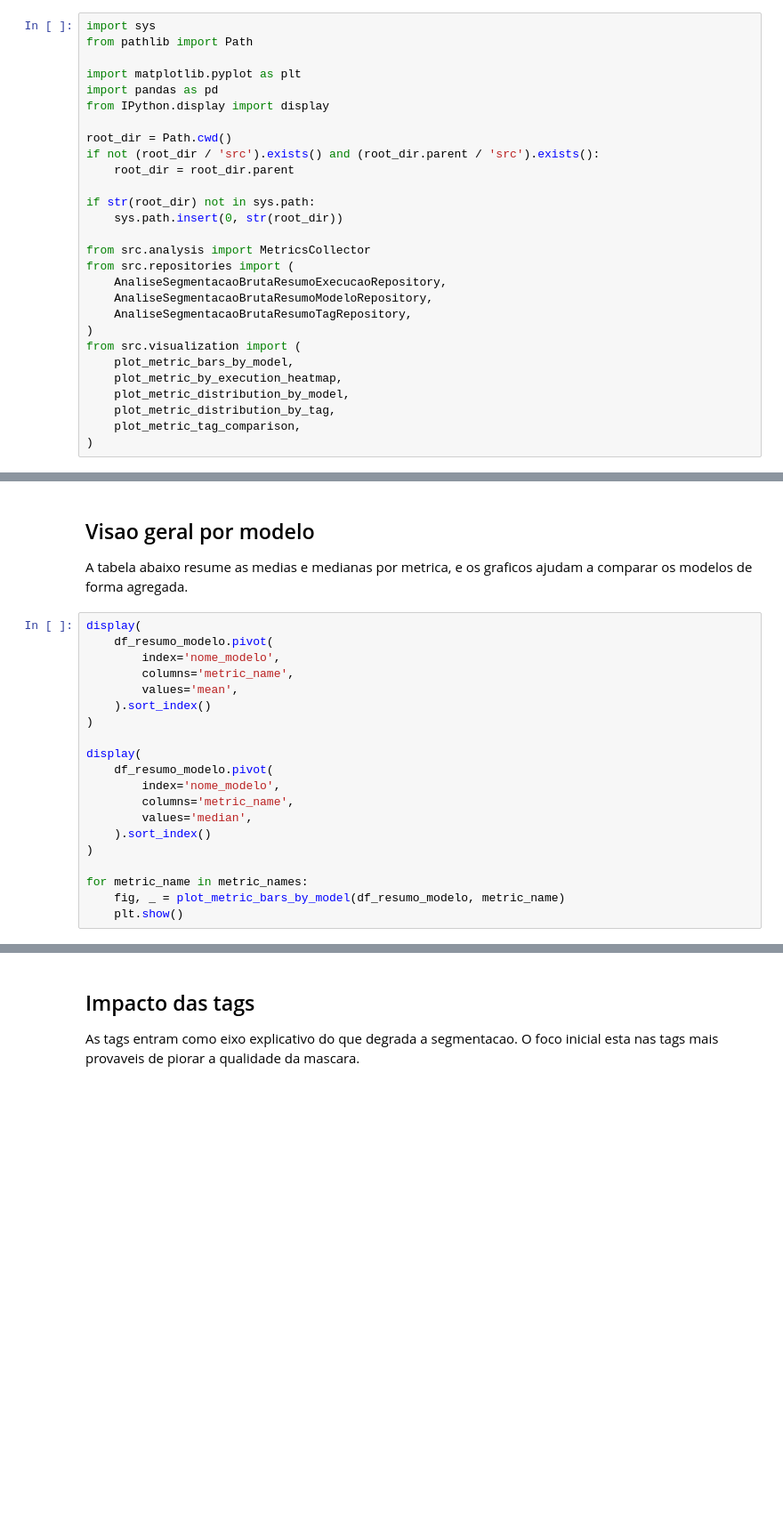
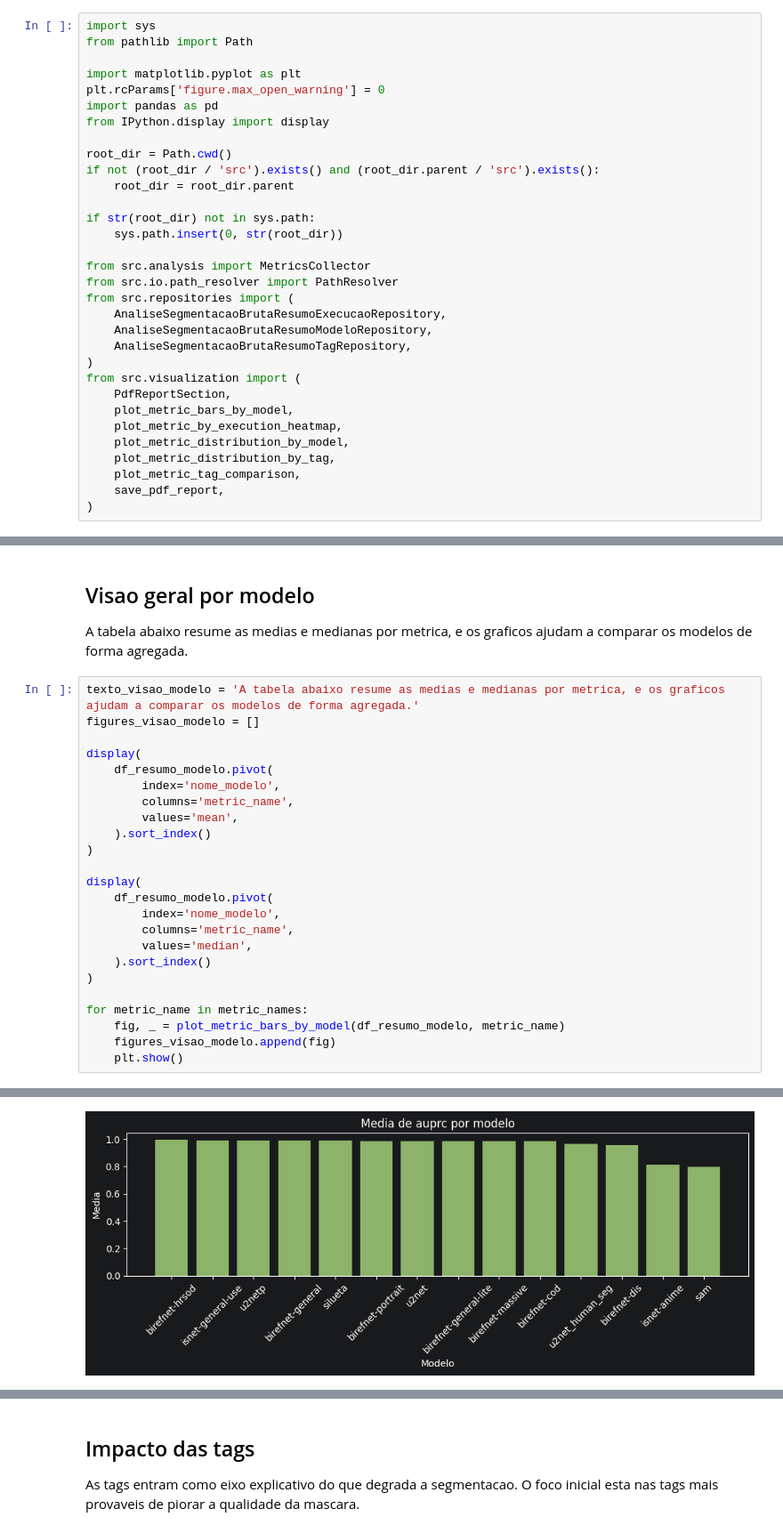
Before and after one commit to Victor-Saraiva-P/Projeto-bufalos, a Jupyter notebook: notebooks/05_visualizacao_segmentacao_bruta.ipynb, the cells around one changed output, grey strips where cells are left out. Shown at 89% size. Drawn from its saved outputs; the diff is of its cells as text; blank space fills up the shorter version.

```diff
--- a/notebooks/05_visualizacao_segmentacao_bruta.ipynb
+++ b/notebooks/05_visualizacao_segmentacao_bruta.ipynb
@@ -7,6 +7,7 @@ import sys
 from pathlib import Path
 
 import matplotlib.pyplot as plt
+plt.rcParams['figure.max_open_warning'] = 0
 import pandas as pd
 from IPython.display import display
 
@@ -18,17 +19,20 @@ if str(root_dir) not in sys.path:
     sys.path.insert(0, str(root_dir))
 
 from src.analysis import MetricsCollector
+from src.io.path_resolver import PathResolver
 from src.repositories import (
     AnaliseSegmentacaoBrutaResumoExecucaoRepository,
     AnaliseSegmentacaoBrutaResumoModeloRepository,
     AnaliseSegmentacaoBrutaResumoTagRepository,
 )
 from src.visualization import (
+    PdfReportSection,
     plot_metric_bars_by_model,
     plot_metric_by_execution_heatmap,
     plot_metric_distribution_by_model,
     plot_metric_distribution_by_tag,
     plot_metric_tag_comparison,
+    save_pdf_report,
 )
 # %% [markdown]
 ## Carregamento dos resumos e da base linha a linha
@@ -85,6 +99,9 @@ print(f'Resumo por tag: {len(df_resumo_tag)}')
 
 A tabela abaixo resume as medias e medianas por metrica, e os graficos ajudam a comparar os modelos de forma agregada.
 # %%
+texto_visao_modelo = 'A tabela abaixo resume as medias e medianas por metrica, e os graficos ajudam a comparar os modelos de forma agregada.'
+figures_visao_modelo = []
+
 display(
     df_resumo_modelo.pivot(
         index='nome_modelo',
@@ -103,4 +120,6 @@ display(
 
 for metric_name in metric_names:
     fig, _ = plot_metric_bars_by_model(df_resumo_modelo, metric_name)
+    figures_visao_modelo.append(fig)
     plt.show()
+# %% [output]
@@ -106,0 +158 @@ for metric_name in metric_names:
+[figure, added]
```
Also changed, not shown: parts of 8 cells of this notebook, 3 other files.
